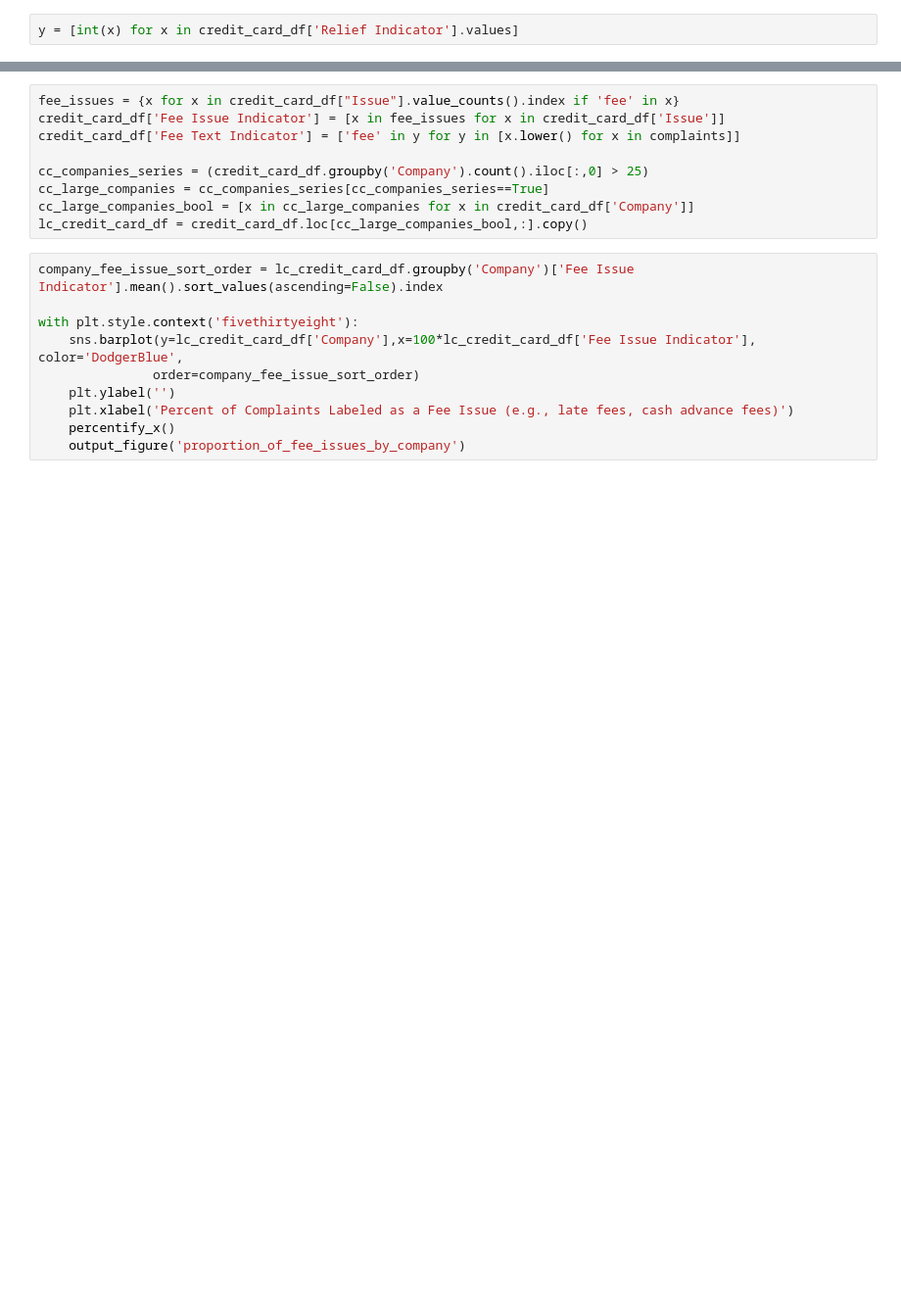
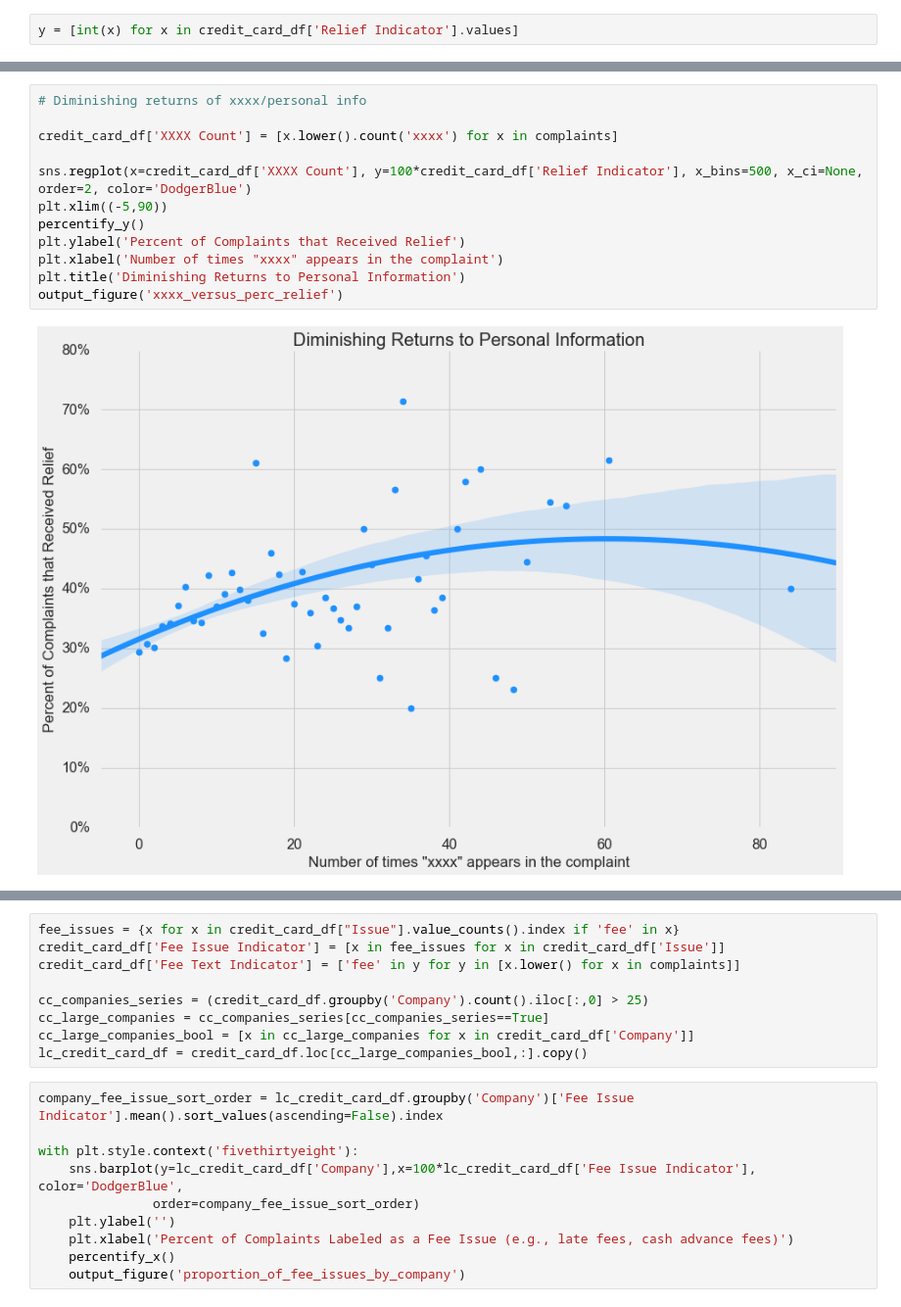
Before and after one commit to HipHoff/HipHoff, a Jupyter notebook: CFPB Complaints/Munging and Analysis.ipynb, the cells around one changed output, grey strips where cells are left out. Shown at 98% size. Saved outputs shown, nothing was run; the diff lists cells and outputs as text; blank space fills up the shorter version.

```diff
--- a/CFPB Complaints/Munging and Analysis.ipynb
+++ b/CFPB Complaints/Munging and Analysis.ipynb
@@ -148,3 +88,17 @@ with plt.style.context('ggplot'):
+# %%
+# Diminishing returns of xxxx/personal info
+
+credit_card_df['XXXX Count'] = [x.lower().count('xxxx') for x in complaints]
+
+sns.regplot(x=credit_card_df['XXXX Count'], y=100*credit_card_df['Relief Indicator'], x_bins=500, x_ci=None, order=2, color='DodgerBlue')
+plt.xlim((-5,90))
+percentify_y()
+plt.ylabel('Percent of Complaints that Received Relief')
+plt.xlabel('Number of times "xxxx" appears in the complaint')
+plt.title('Diminishing Returns to Personal Information')
+output_figure('xxxx_versus_perc_relief')
+# %% [output]
+[figure, added]
 # %%
 #Exploring late fees
 
```
Also changed, not shown: parts of 35 cells of this notebook, 8 other files.
